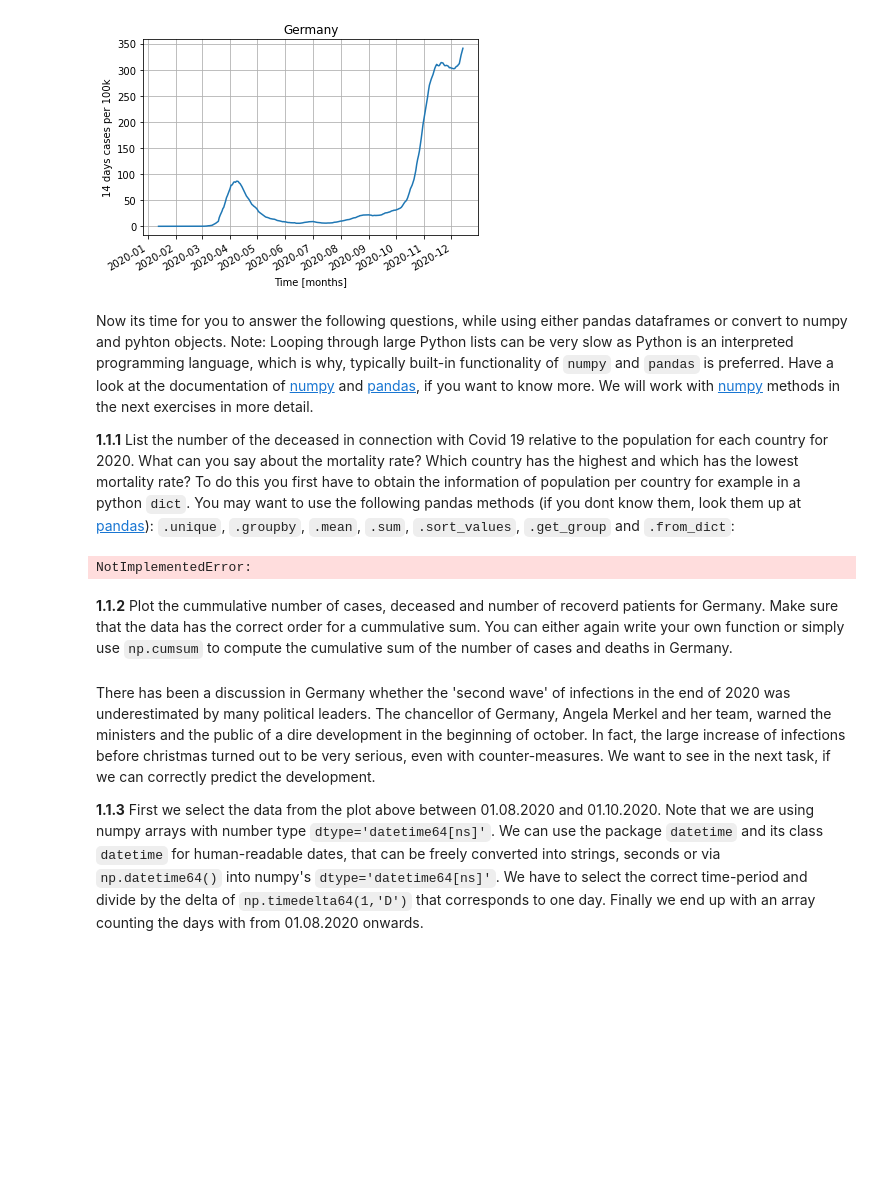
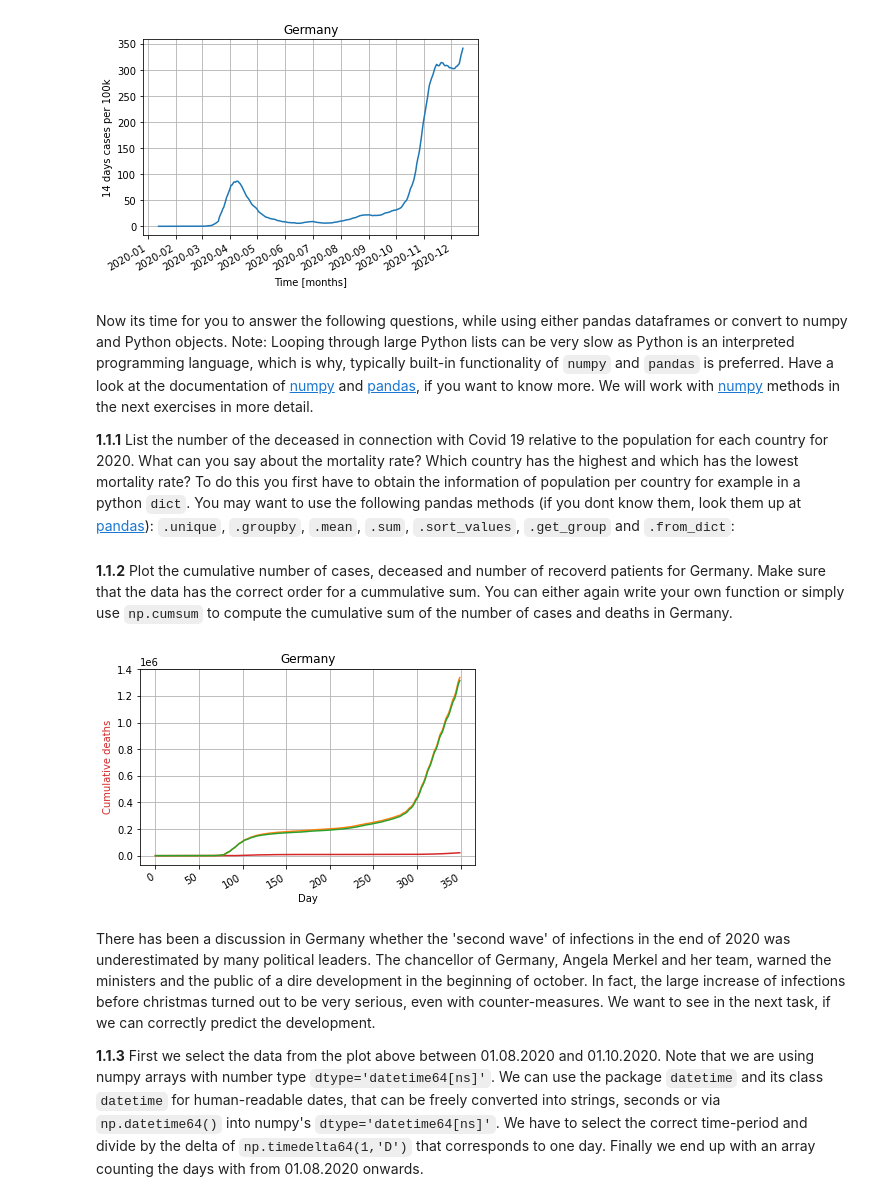
Before and after one commit to thomasdissert/machine-learning-for-natural-sciences, a Jupyter notebook: 01/Exercise01.ipynb, the cells around one changed output. Drawn from its saved outputs; the diff is of its cells as text; code cells hidden in the pictures; blank space fills up the shorter version.

Commit message:
more or less finished exercise 01

```diff
--- a/01/Exercise01.ipynb
+++ b/01/Exercise01.ipynb
@@ -99,18 +96,27 @@ plt.show()  # make plot
 # %% [output]
 [figure]
 # %% [markdown]
-Now its time for you to answer the following questions, while using either pandas dataframes or convert to numpy and pyhton objects. Note: Looping through large Python lists can be very slow as Python is an interpreted programming language, which is why, typically built-in functionality of ``numpy`` and ``pandas`` is preferred. Have a look at the documentation of [numpy](https://numpy.org/doc/) and [pandas](https://pandas.pydata.org/docs/getting_started/index.html#getting-started), if you want to know more. We will work with [numpy](https://numpy.org/doc/) methods in the next exercises in more detail.
+Now its time for you to answer the following questions, while using either pandas dataframes or convert to numpy and Python objects. Note: Looping through large Python lists can be very slow as Python is an interpreted programming language, which is why, typically built-in functionality of ``numpy`` and ``pandas`` is preferred. Have a look at the documentation of [numpy](https://numpy.org/doc/) and [pandas](https://pandas.pydata.org/docs/getting_started/index.html#getting-started), if you want to know more. We will work with [numpy](https://numpy.org/doc/) methods in the next exercises in more detail.
 
 **1.1.1** List the number of the deceased in connection with Covid 19 relative to the population for each country for 2020. What can you say about the mortality rate? Which country has the highest and which has the lowest mortality rate? To do this you first have to obtain the information of population per country for example in a python ``dict``. You may want to use the following pandas methods (if you dont know them, look them up at [pandas](https://pandas.pydata.org/docs/getting_started/index.html#getting-started)): ``.unique``, ``.groupby``, ``.mean``, ``.sum``, ``.sort_values``, ``.get_group`` and ``.from_dict``:
-# %%
-countries = []
-population = {}
-deaths = {}
-rel_deaths = {}
-country_max_mortality = ""
-# YOUR CODE HERE
-raise NotImplementedError()
-# %% [output]
-NotImplementedError:
+# %%
+countries = []
+population = {}
+deaths = {}
+rel_deaths = {}
+country_max_mortality = ""
+# YOUR CODE HERE
+countries = pd.unique(corona_world['countriesAndTerritories'])
+corona_countries = corona_world['countriesAndTerritories']
+
+for country in countries:
+    country_data = corona_world[corona_countries == country]
+    deaths[country] = country_data["deaths"].sum()
+    population[country] = country_data["popData2019"].max()
+
+    rel_deaths[country] = deaths[country]/population[country]
+
+rel_deaths_df = pd.DataFrame.from_dict(rel_deaths, orient='index', columns=['A'])
+country_max_mortality = rel_deaths_df.sort_values(by=['A'], ascending=False).index[0]
 # %% [markdown]
-**1.1.2** Plot the cummulative number of cases, deceased and number of recoverd patients for Germany. Make sure that the data has the correct order for a cummulative sum. You can either again write your own function or simply use ``np.cumsum`` to compute the cumulative sum of the number of cases and deaths in Germany.
+**1.1.2** Plot the cumulative number of cases, deceased and number of recoverd patients for Germany. Make sure that the data has the correct order for a cummulative sum. You can either again write your own function or simply use ``np.cumsum`` to compute the cumulative sum of the number of cases and deaths in Germany.
@@ -122,3 +123,47 @@ raise NotImplementedError()
+# %%
+cum_death = np.array([])
+cum_cases = np.array([])
+# YOUR CODE HERE
+germany_data = corona_world[corona_countries == 'Germany']
+germany_data_sorted = germany_data.sort_values(by=['dateRep'])
+germany_death_and_cases_per_day = germany_data_sorted[['deaths', 'cases']]
+cum_death_and_cases = np.cumsum(germany_death_and_cases_per_day)
+cum_death = np.array(cum_death_and_cases['deaths'].tolist())
+cum_cases = np.array(cum_death_and_cases['cases'].tolist())
+
+cum_recovered = np.subtract(cum_cases, cum_death)
+
+# Date functionality
+months = mdates.MonthLocator()  # every month
+# Make plot
+fig, ax1 = plt.subplots()  # generate a new plot
+ax1.set_xlabel('Day')
+color="tab:red"
+ax1.set_ylabel('Cumulative deaths', color=color)
+ax1.plot(cum_death, color=color)  # plot data
+color="tab:orange"
+ax1.plot(cum_cases, color=color)  # plot data
+color="tab:green"
+ax1.plot(cum_recovered, color=color)  # plot data
+
+#ax2 = ax1.twinx()  # generate a new plot
+#ax2.set_xlabel('Day')
+#color="tab:orange"
+#ax2.set_ylabel('Cumulative cases', color=color)
+#ax2.plot(cum_cases, color=color)  # plot data
+
+#ax3 = ax1.twinx()  # generate a new plot
+#ax3.set_xlabel('Day')
+#color="tab:green"
+#ax3.set_ylabel('Cumulative recovered', color=color)
+#ax3.plot(cum_recovered, color=color)  # plot data
+
+fig.autofmt_xdate()
+plt.grid(True, 'both')
+plt.title("Germany")
+plt.show()  # make plot
+# %% [output]
+[figure, added]
 # %% [markdown]
 There has been a discussion in Germany whether the 'second wave' of infections in the end of 2020 was underestimated by many political leaders. The chancellor of Germany, Angela Merkel and her team, warned the ministers and the public of a dire development in the beginning of october. In fact, the large increase of infections before christmas turned out to be very serious, even with counter-measures. We want to see in the next task, if we can correctly predict the development.
 
```
Also changed, not shown: parts of 10 cells of this notebook, 1 other file.
